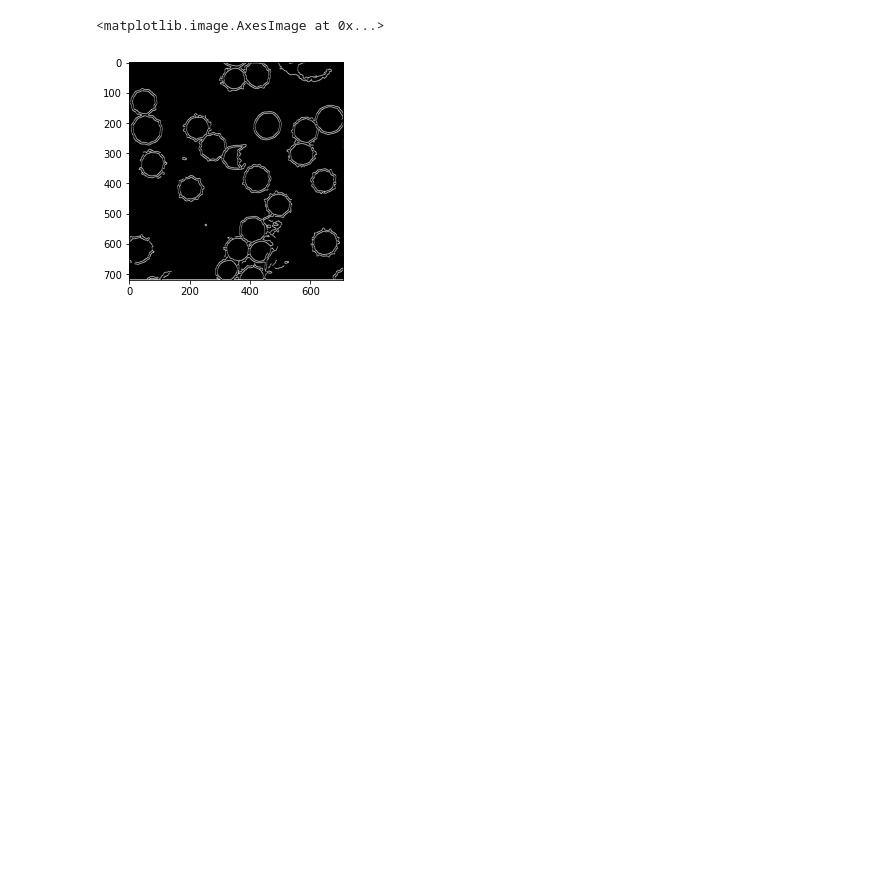
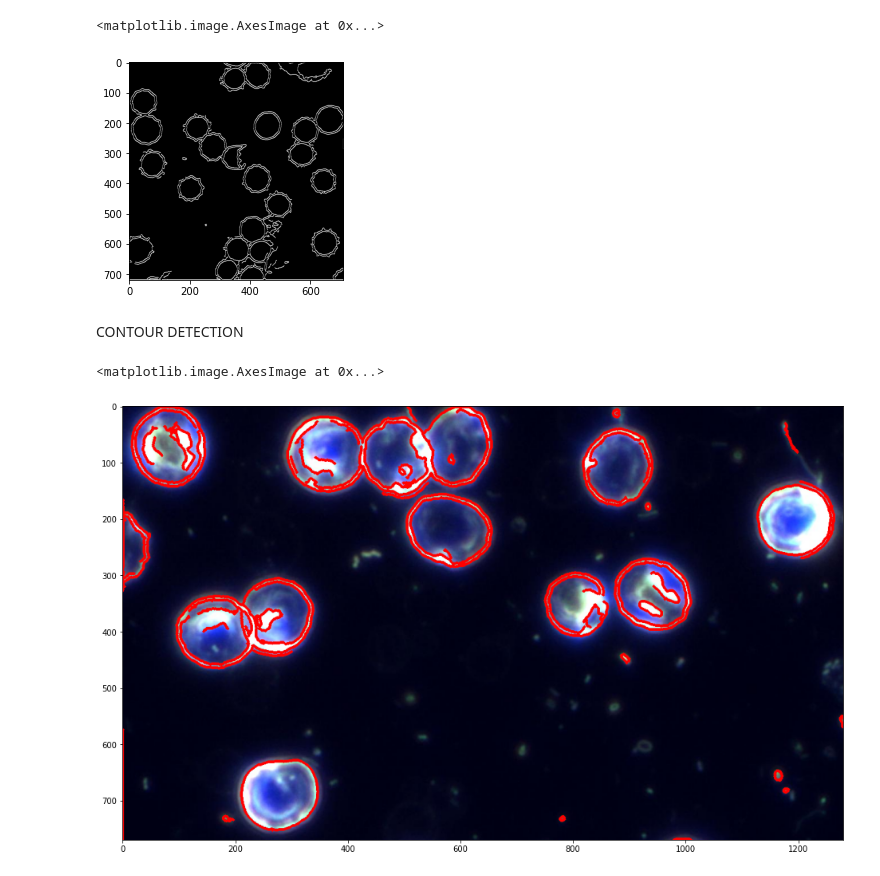
Before and after one commit to nailanabilaaaaaa/FinalProject_PCVK_2022, a Jupyter notebook: Final_Project.ipynb, the cells around one changed output. Cells and saved outputs as stored; diff of their text form; code cells hidden in the pictures; blank space fills up the shorter version.

Commit message:
CONTOUR DETECTION

```diff
--- a/Final_Project.ipynb
+++ b/Final_Project.ipynb
@@ -78,3 +80,19 @@ plt.imshow(dilated, cmap='gray')
 # %% [output]
 <matplotlib.image.AxesImage at 0x...>
 [figure]
+# %% [markdown]
+CONTOUR DETECTION
+# %%
+img_gray = cv.cvtColor(img_1, cv.COLOR_BGR2GRAY)
+
+edged = cv.Canny(img_gray, 30, 200)
+
+contours, hierarchy = cv.findContours(edged, cv.RETR_EXTERNAL, cv.CHAIN_APPROX_NONE)
+
+cv.drawContours(img_1, contours, -1, (0,0,255), 3)
+
+plt.figure(figsize=(20,10))
+plt.imshow(cv.cvtColor(img_1, cv.COLOR_BGR2RGB))
+# %% [output]
+<matplotlib.image.AxesImage at 0x...>
+[figure, added]
```
Also changed, not shown: parts of 3 cells of this notebook.
